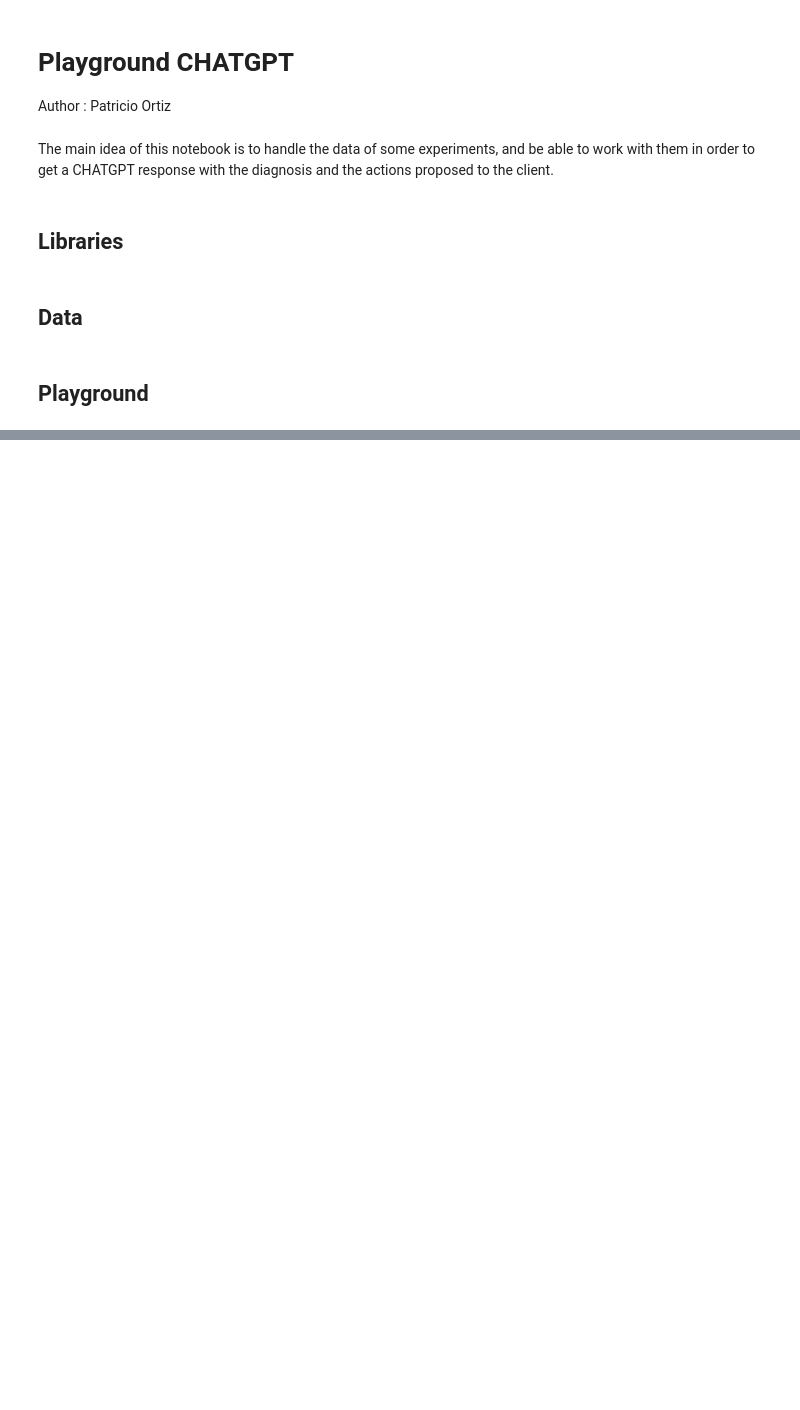
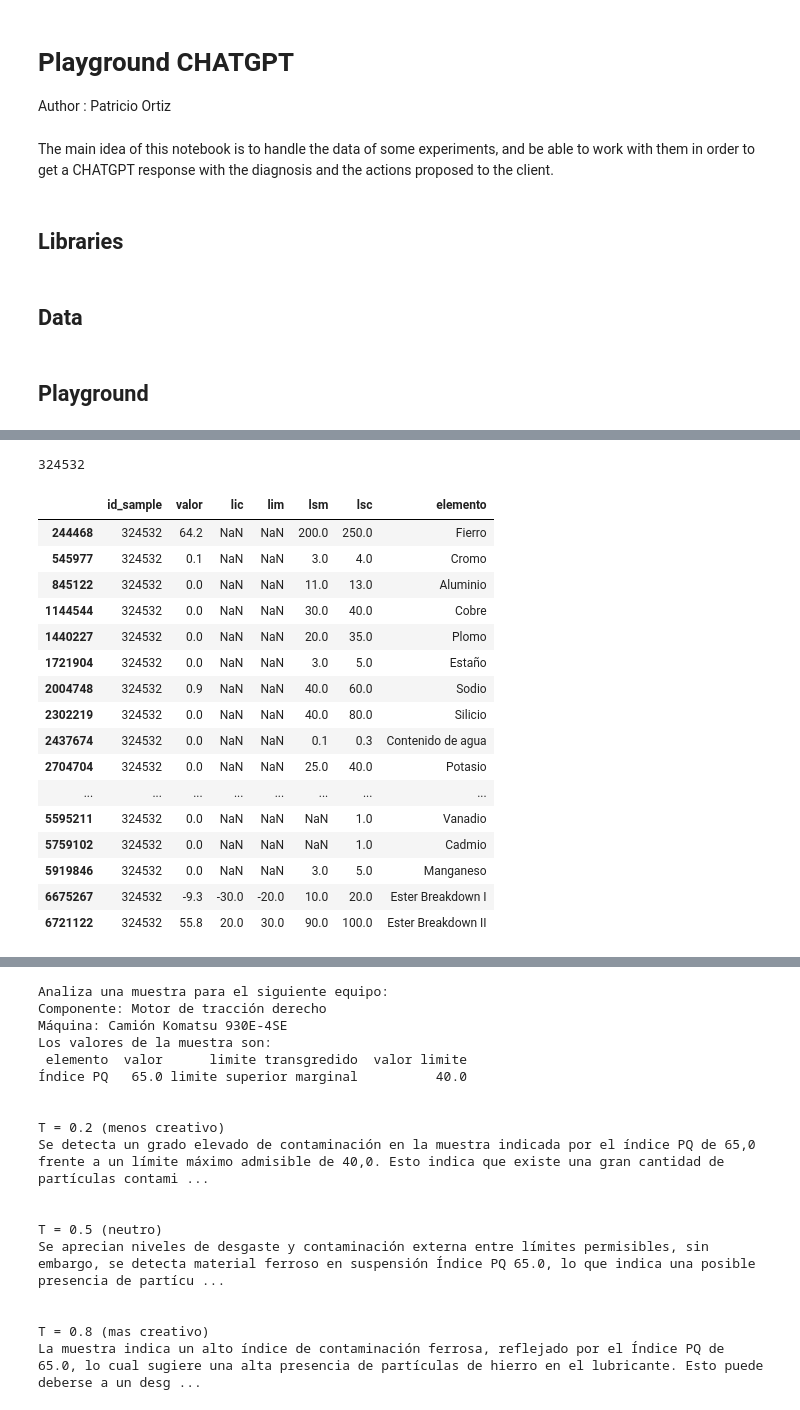
Before and after one commit to portizv26/Steve, a Jupyter notebook: GPT Playground.ipynb, the cells around one changed output, grey strips where cells are left out. Cells and saved outputs as stored; diff of their text form; code cells hidden in the pictures; blank space fills up the shorter version.

```diff
--- a/GPT Playground.ipynb
+++ b/GPT Playground.ipynb
@@ -58,0 +153,42 @@ t4.to_string(index=False)
+# %%
+i = 2
+
+print(ids[i])
+print('\n')
+t3 = df2[df2.id_sample == ids[i]]
+display(t3)
+print('\n')
+t4 = dfi[dfi.id_sample == ids[i]][['name_component','name_component_brand','name_component_model','name_component_type','name_machine','name_machine_type','name_machine_brand','name_machine_model']]
+display(t4.dropna(axis=1))
+print('\n')
+k = l[i][1]
+print(l[i][1])
+print('\n')
+print('T = 0.2 (menos creativo)')
+print(l[i][0][0])
+print('\n')
+print('T = 0.5 (neutro)')
+print(l[i][0][1])
+print('\n')
+print('T = 0.8 (mas creativo)')
+print(l[i][0][2])
+print('\n')
+# %% [output]
+324532
+|  | id_sample | valor | lic | lim | lsm | lsc | elemento |
+| 244468 | 324532 | 64.2 | NaN | NaN | 200.0 | 250.0 | Fierro |
+| 545977 | 324532 | 0.1 | NaN | NaN | 3.0 | 4.0 | Cromo |
+| 845122 | 324532 | 0.0 | NaN | NaN | 11.0 | 13.0 | Aluminio |
+| 1144544 | 324532 | 0.0 | NaN | NaN | 30.0 | 40.0 | Cobre |
+| 1440227 | 324532 | 0.0 | NaN | NaN | 20.0 | 35.0 | Plomo |
+| 1721904 | 324532 | 0.0 | NaN | NaN | 3.0 | 5.0 | Estaño |
+| 2004748 | 324532 | 0.9 | NaN | NaN | 40.0 | 60.0 | Sodio |
+| 2302219 | 324532 | 0.0 | NaN | NaN | 40.0 | 80.0 | Silicio |
+| 2437674 | 324532 | 0.0 | NaN | NaN | 0.1 | 0.3 | Contenido de agua |
+| 2704704 | 324532 | 0.0 | NaN | NaN | 25.0 | 40.0 | Potasio |
+| ... | ... | ... | ... | ... | ... | ... | ... |
+| 5595211 | 324532 | 0.0 | NaN | NaN | NaN | 1.0 | Vanadio |
+| 5759102 | 324532 | 0.0 | NaN | NaN | NaN | 1.0 | Cadmio |
+| 5919846 | 324532 | 0.0 | NaN | NaN | 3.0 | 5.0 | Manganeso |
+| 6675267 | 324532 | -9.3 | -30.0 | -20.0 | 10.0 | 20.0 | Ester Breakdown I |
+| 6721122 | 324532 | 55.8 | 20.0 | 30.0 | 90.0 | 100.0 | Ester Breakdown II |
@@ -58,0 +197,18 @@ t4.to_string(index=False)
+Analiza una muestra para el siguiente equipo:
+Componente: Motor de tracción derecho
+Máquina: Camión Komatsu 930E-4SE
+Los valores de la muestra son:
+ elemento  valor      limite transgredido  valor limite
+Índice PQ   65.0 limite superior marginal          40.0
+
+
+T = 0.2 (menos creativo)
+Se detecta un grado elevado de contaminación en la muestra indicada por el índice PQ de 65,0 frente a un límite máximo admisible de 40,0. Esto indica que existe una gran cantidad de partículas contami ...
+
+
+T = 0.5 (neutro)
+Se aprecian niveles de desgaste y contaminación externa entre límites permisibles, sin embargo, se detecta material ferroso en suspensión Índice PQ 65.0, lo que indica una posible presencia de partícu ...
+
+
+T = 0.8 (mas creativo)
+La muestra indica un alto índice de contaminación ferrosa, reflejado por el Índice PQ de 65.0, lo cual sugiere una alta presencia de partículas de hierro en el lubricante. Esto puede deberse a un desg ...
```
Also changed, not shown: parts of 8 cells of this notebook, 3 other files.
